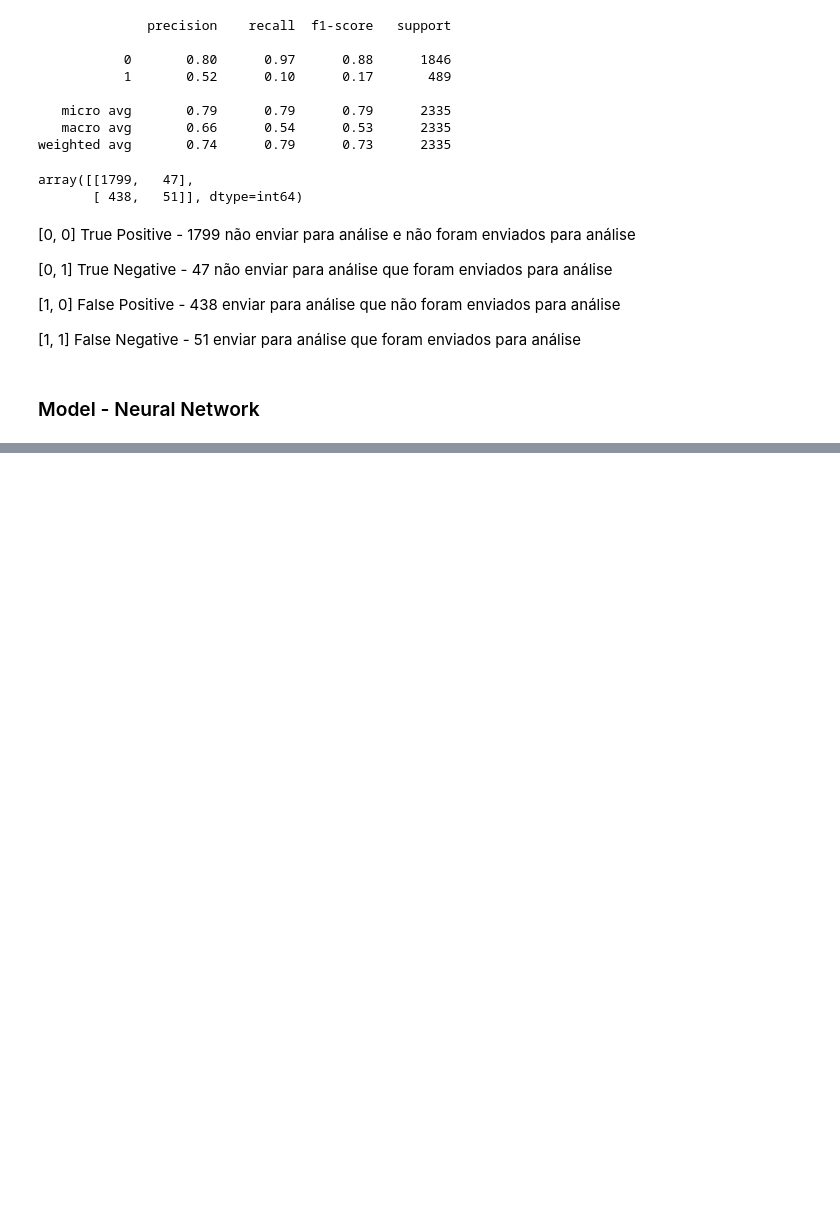
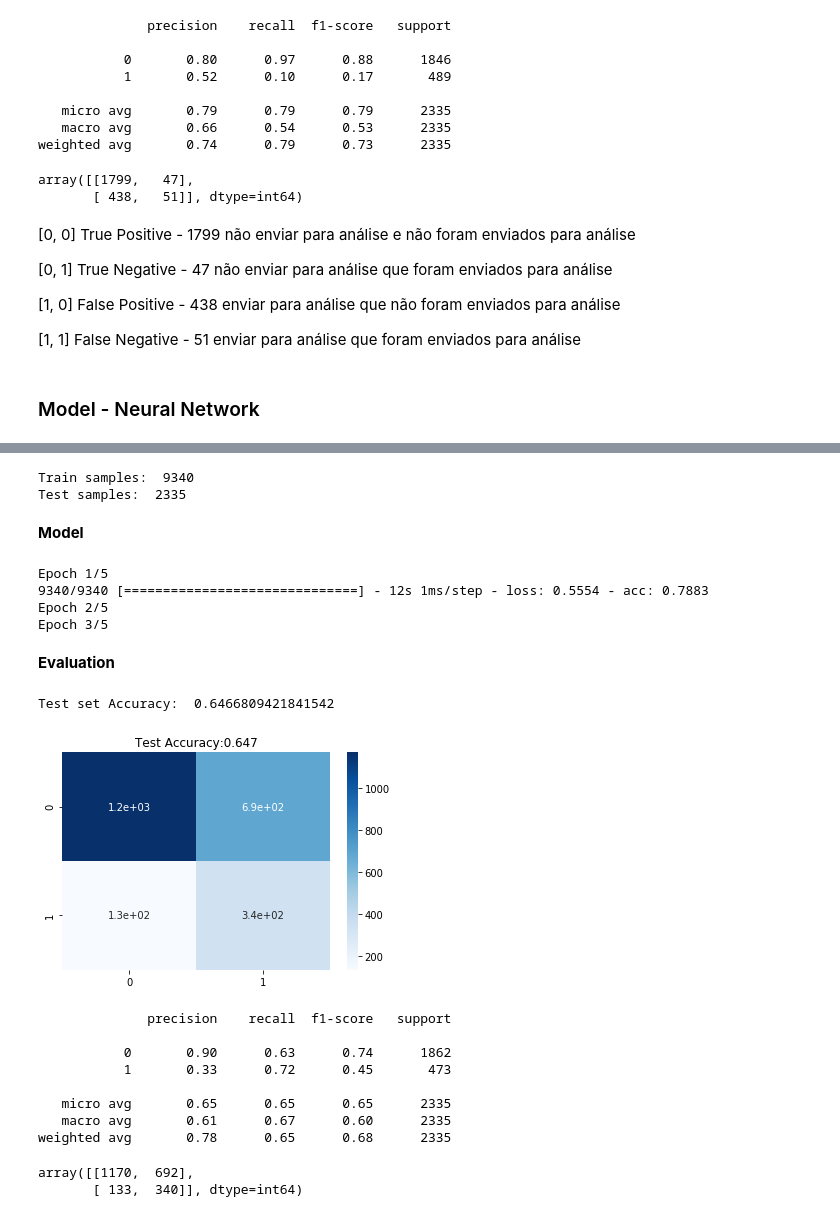
Before and after one commit to juniormp/secured-loan, a Jupyter notebook: model.ipynb, the cells around one changed output, grey strips where cells are left out. Saved outputs shown, nothing was run; the diff lists cells and outputs as text; code cells hidden in the pictures; blank space fills up the shorter version.

Commit message:
neural network

```diff
--- a/model.ipynb
+++ b/model.ipynb
@@ -116,0 +122,61 @@ array([[1799,   47],
+# %%
+x = data[['loan_amount', 'monthly_income', 'monthly_payment', 'form_completed', 'verified_restriction', 'age', 'auto_year', 'protests', 'expired_debts']]
+y = data['sent_to_analysis']
+
+x = preprocessing.StandardScaler().fit(x).transform(x)
+
+x_train, x_test, y_train, y_test = train_test_split(x, y, test_size=0.20, random_state=2)
+
+print('Train samples: ', x_train.shape[0])
+print('Test samples: ', x_test.shape[0])
+# %% [output]
+Train samples:  9340
+Test samples:  2335
+# %% [markdown]
+<b>Model</b>
+# %%
+neural_network = Sequential()
+neural_network.add(Dense(units=5, activation='relu', input_dim=9))
+neural_network.add(Dense(units=5, activation='relu'))
+neural_network.add(Dense(units=1, activation='sigmoid'))
+neural_network.compile(optimizer='adam', loss='binary_crossentropy', metrics=['accuracy'])
+neural_network.fit(x_train, y_train, batch_size=10, nb_epoch=5)
+
+yhat = neural_network.predict(x_test)
+# %% [output]
+Epoch 1/5
+9340/9340 [==============================] - 12s 1ms/step - loss: 0.5554 - acc: 0.7883
+Epoch 2/5
+Epoch 3/5
+# %% [markdown]
+<b>Evaluation</b>
+# %%
+yhat = (yhat > 0.5)
+
+print("Test set Accuracy: ", accuracy_score(y_test, yhat))
+# %% [output]
+Test set Accuracy:  0.6466809421841542
+# %%
+con_matrix = confusion_matrix(y_test, yhat)
+
+sns.heatmap(con_matrix,
+            annot=True,
+            cmap="Blues")
+plt.title('Test Accuracy:{0:.3f}'.format(accuracy_score(y_test, yhat)))
+plt.show()
+
+print (classification_report(y_test, yhat))
+
+con_matrix
+# %% [output]
+[figure, added]
+              precision    recall  f1-score   support
+
+           0       0.90      0.63      0.74      1862
+           1       0.33      0.72      0.45       473
+
+   micro avg       0.65      0.65      0.65      2335
+   macro avg       0.61      0.67      0.60      2335
+weighted avg       0.78      0.65      0.68      2335
+array([[1170,  692],
+       [ 133,  340]], dtype=int64)
```
Also changed, not shown: parts of 2 cells of this notebook.
